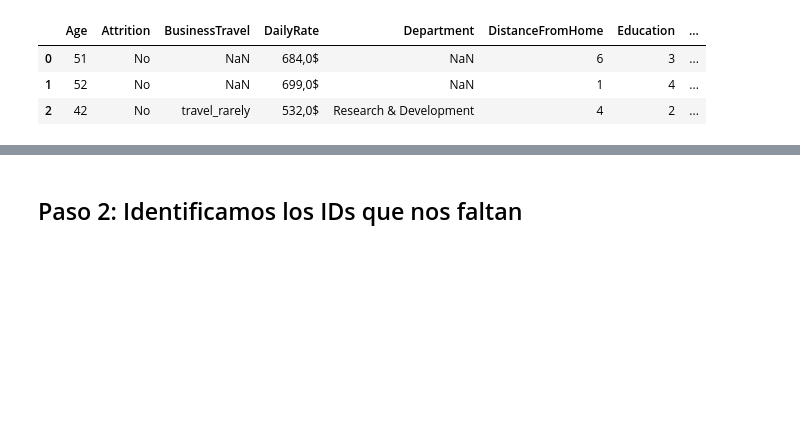
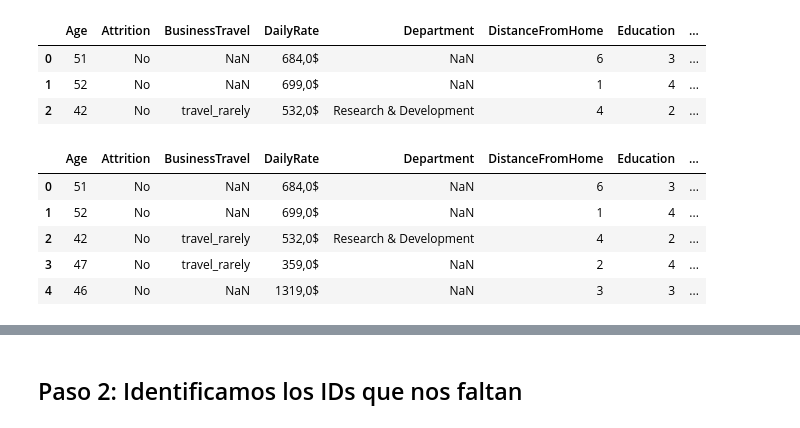
Before and after one commit to nuriancg/project-da-promo-H-module-3-team-1, a Jupyter notebook: Fase2_Nuria.ipynb, the cells around one changed output, grey strips where cells are left out. Cells and saved outputs as stored; diff of their text form; code cells hidden in the pictures; blank space fills up the shorter version.

```diff
--- a/Fase2_Nuria.ipynb
+++ b/Fase2_Nuria.ipynb
@@ -77,3 +77,35 @@ hrd.head(3)
 | 0 | 51 | No | NaN | 684,0$ | NaN | 6 | 3 | ... |
 | 1 | 52 | No | NaN | 699,0$ | NaN | 1 | 4 | ... |
 | 2 | 42 | No | travel_rarely | 532,0$ | Research & Development | 4 | 2 | ... |
+# %%
+# Remove  employeecount column
+hrd.drop("employeecount", axis = 1, inplace = True)
+# %%
+# columna 14
+# Rename
+hrd = hrd.rename(columns={'EnvironmentSatisfaction': 'Environment_Satisfaction'})
+
+# Convert to String
+hrd['Environment_Satisfaction'] = hrd['Environment_Satisfaction'].astype(str)
+
+#Changing values
+for i, val in enumerate(hrd['Environment_Satisfaction']):
+    if len(val) == 2:
+        # Add a dot in the middle
+       hrd.loc[i, 'Environment_Satisfaction'] = val[0] + '.' + val[1]
+    elif len(val) == 1:
+        # Add a zero at the end:
+       hrd.loc[i, 'Environment_Satisfaction'] = val + '.0'
+
+#Convert to float
+hrd['Environment_Satisfaction'] = hrd['Environment_Satisfaction'].astype(float)
+
+# Checking valid values within the range of (1,5) in the column
+hrd[(hrd['Environment_Satisfaction'] >= 1) & (hrd['Environment_Satisfaction'] <= 5)].head(5)
+# %% [output]
+|  | Age | Attrition | BusinessTravel | DailyRate | Department | DistanceFromHome | Education | ... |
+| 0 | 51 | No | NaN | 684,0$ | NaN | 6 | 3 | ... |
+| 1 | 52 | No | NaN | 699,0$ | NaN | 1 | 4 | ... |
+| 2 | 42 | No | travel_rarely | 532,0$ | Research & Development | 4 | 2 | ... |
+| 3 | 47 | No | travel_rarely | 359,0$ | NaN | 2 | 4 | ... |
+| 4 | 46 | No | NaN | 1319,0$ | NaN | 3 | 3 | ... |
```
Also changed, not shown: parts of 44 cells of this notebook.
